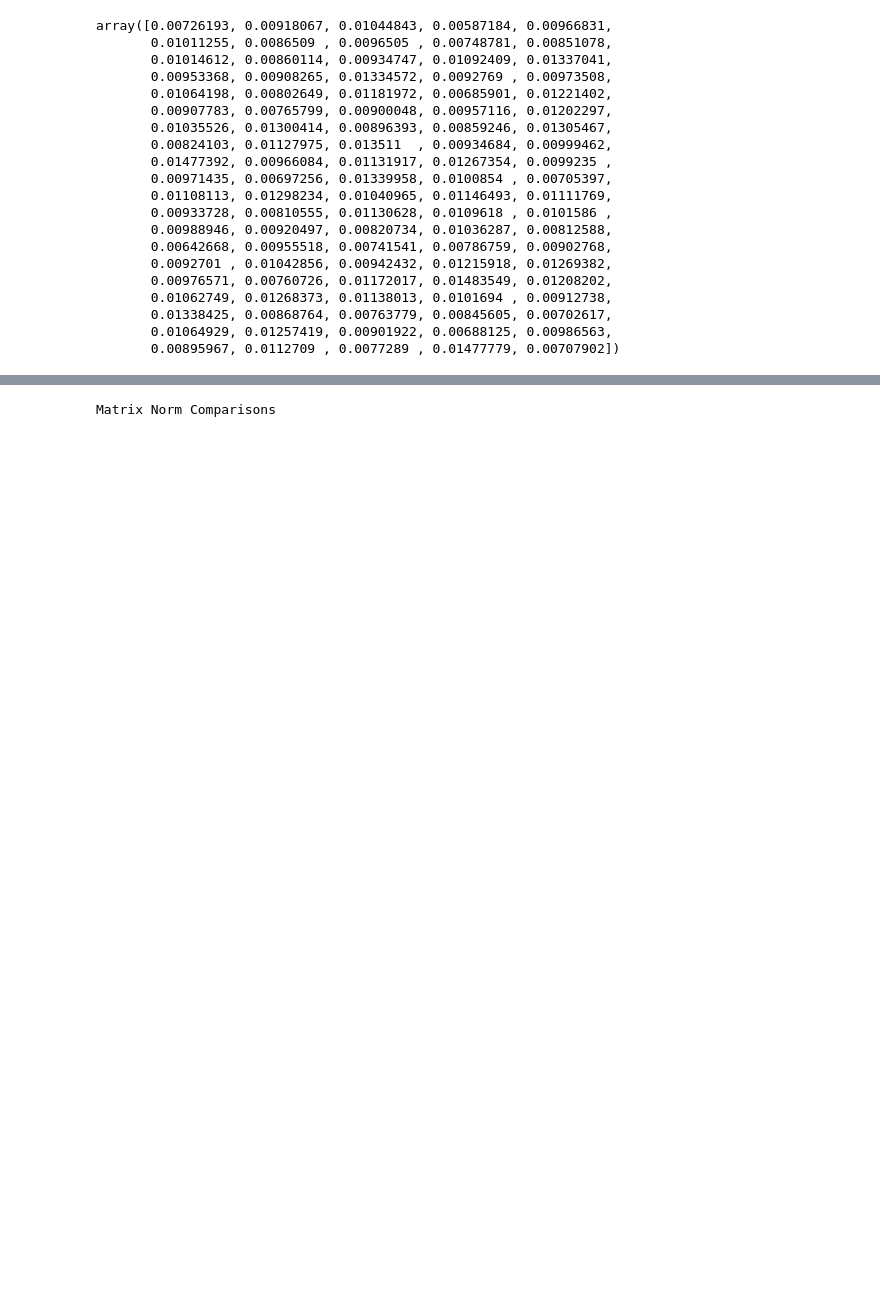
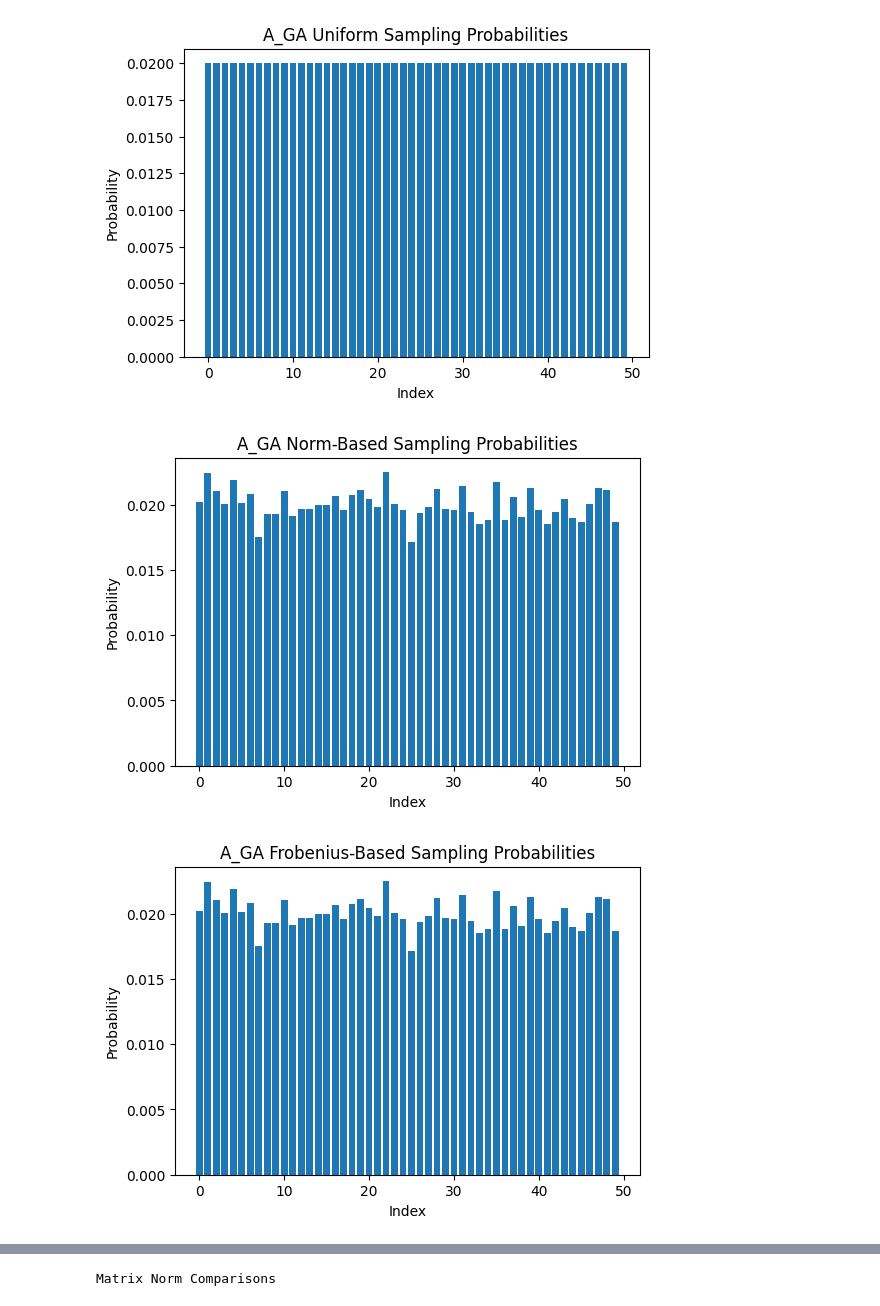
Before and after one commit to TagoreZhao/STAT260, a Jupyter notebook: HW2/hw2.ipynb, the cells around one changed output, grey strips where cells are left out. Drawn from its saved outputs; the diff is of its cells as text; code cells hidden in the pictures; blank space fills up the shorter version.

```diff
--- a/HW2/hw2.ipynb
+++ b/HW2/hw2.ipynb
@@ -34,23 +26,0 @@ p_frobenius = compute_sampling_probabilities(A, B, method="frobenius_based")
-# %%
-p_frobenius
-# %% [output]
-array([0.00726193, 0.00918067, 0.01044843, 0.00587184, 0.00966831,
-       0.01011255, 0.0086509 , 0.0096505 , 0.00748781, 0.00851078,
-       0.01014612, 0.00860114, 0.00934747, 0.01092409, 0.01337041,
-       0.00953368, 0.00908265, 0.01334572, 0.0092769 , 0.00973508,
-       0.01064198, 0.00802649, 0.01181972, 0.00685901, 0.01221402,
-       0.00907783, 0.00765799, 0.00900048, 0.00957116, 0.01202297,
-       0.01035526, 0.01300414, 0.00896393, 0.00859246, 0.01305467,
-       0.00824103, 0.01127975, 0.013511  , 0.00934684, 0.00999462,
-       0.01477392, 0.00966084, 0.01131917, 0.01267354, 0.0099235 ,
-       0.00971435, 0.00697256, 0.01339958, 0.0100854 , 0.00705397,
-       0.01108113, 0.01298234, 0.01040965, 0.01146493, 0.01111769,
-       0.00933728, 0.00810555, 0.01130628, 0.0109618 , 0.0101586 ,
-       0.00988946, 0.00920497, 0.00820734, 0.01036287, 0.00812588,
-       0.00642668, 0.00955518, 0.00741541, 0.00786759, 0.00902768,
-       0.0092701 , 0.01042856, 0.00942432, 0.01215918, 0.01269382,
-       0.00976571, 0.00760726, 0.01172017, 0.01483549, 0.01208202,
-       0.01062749, 0.01268373, 0.01138013, 0.0101694 , 0.00912738,
-       0.01338425, 0.00868764, 0.00763779, 0.00845605, 0.00702617,
-       0.01064929, 0.01257419, 0.00901922, 0.00688125, 0.00986563,
-       0.00895967, 0.0112709 , 0.0077289 , 0.01477779, 0.00707902])
@@ -56,0 +76,42 @@ array([0.00726193, 0.00918067, 0.01044843, 0.00587184, 0.00966831,
+# %%
+A_GA_p_uniform   = compute_sampling_probabilities(A_GA, A_GA.T, method="uniform")
+A_GA_p_norm_based = compute_sampling_probabilities(A_GA, A_GA.T, method="norm_based")
+A_GA_p_frobenius = compute_sampling_probabilities(A_GA, A_GA.T, method="frobenius_based")
+
+plot_probability_distribution(A_GA_p_uniform, "A_GA Uniform Sampling Probabilities")
+plot_probability_distribution(A_GA_p_norm_based, "A_GA Norm-Based Sampling Probabilities")
+plot_probability_distribution(A_GA_p_frobenius, "A_GA Frobenius-Based Sampling Probabilities")
+
+# Define a range of sample sizes (c-values) to test:
+c_values = list(range(10, 210, 20))
+
+# Compute and plot errors for A_GA approximating A_GA * A_GA^T using Frobenius-based probabilities:
+spec_err_A_GA, fro_err_A_GA = compute_approximation_errors(A_GA, A_GA_p_frobenius, c_values)
+plot_errors(c_values, spec_err_A_GA, fro_err_A_GA, "Error vs Samples for A_GA (A_GA * A_GA^T)")
+
+# Similarly, for T3 and T1 matrices:
+A_T3_p_frobenius = compute_sampling_probabilities(A_T3, A_T3.T, method="frobenius_based")
+spec_err_A_T3, fro_err_A_T3 = compute_approximation_errors(A_T3, A_T3_p_frobenius, c_values)
+plot_errors(c_values, spec_err_A_T3, fro_err_A_T3, "Error vs Samples for A_T3 (A_T3 * A_T3^T)")
+
+A_T1_p_frobenius = compute_sampling_probabilities(A_T1, A_T1.T, method="frobenius_based")
+spec_err_A_T1, fro_err_A_T1 = compute_approximation_errors(A_T1, A_T1_p_frobenius, c_values)
+plot_errors(c_values, spec_err_A_T1, fro_err_A_T1, "Error vs Samples for A_T1 (A_T1 * A_T1^T)")
+
+# For the matrices of left singular vectors (U_A), note that U_A^T U_A is exactly I.
+# Thus, the exact product is the identity matrix.
+U_A_GA_p_frobenius = compute_sampling_probabilities(U_A_GA, U_A_GA.T, method="frobenius_based")
+spec_err_U_A_GA, fro_err_U_A_GA = compute_approximation_errors(U_A_GA, U_A_GA_p_frobenius, c_values)
+plot_errors(c_values, spec_err_U_A_GA, fro_err_U_A_GA, "Error vs Samples for U_A_GA (U_A_GA * U_A_GA^T)")
+
+U_A_T3_p_frobenius = compute_sampling_probabilities(U_A_T3, U_A_T3.T, method="frobenius_based")
+spec_err_U_A_T3, fro_err_U_A_T3 = compute_approximation_errors(U_A_T3, U_A_T3_p_frobenius, c_values)
+plot_errors(c_values, spec_err_U_A_T3, fro_err_U_A_T3, "Error vs Samples for U_A_T3 (U_A_T3 * U_A_T3^T)")
+
+U_A_T1_p_frobenius = compute_sampling_probabilities(U_A_T1, U_A_T1.T, method="frobenius_based")
+spec_err_U_A_T1, fro_err_U_A_T1 = compute_approximation_errors(U_A_T1, U_A_T1_p_frobenius, c_values)
+plot_errors(c_values, spec_err_U_A_T1, fro_err_U_A_T1, "Error vs Samples for U_A_T1 (U_A_T1 * U_A_T1^T)")
+# %% [output]
+[figure, added]
+[figure, added]
+[figure, added]
```
Also changed, not shown: parts of 4 cells of this notebook.
